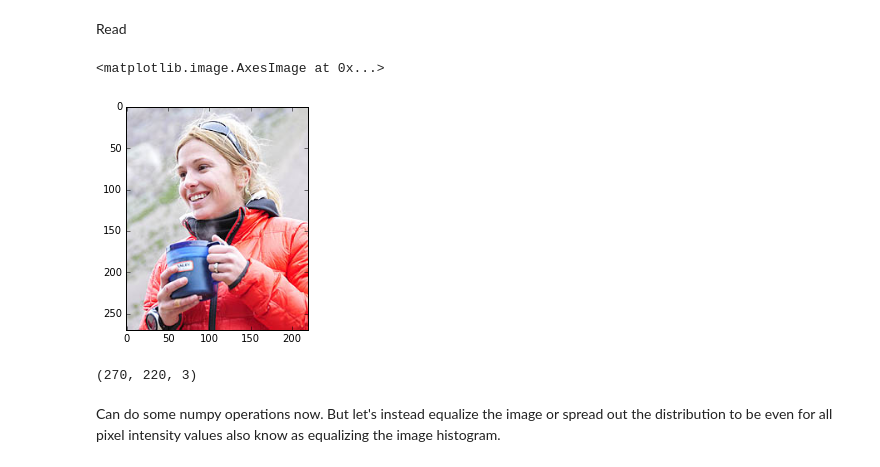
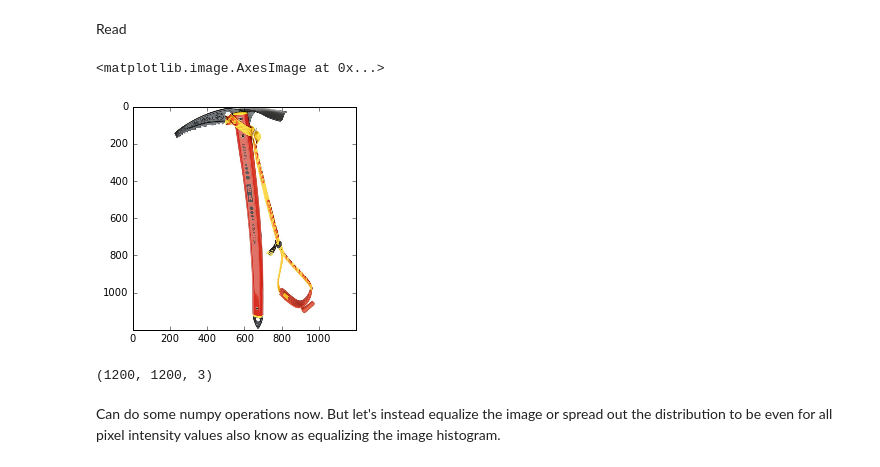
Before and after one commit to michhar/python-jupyter-notebooks, a Jupyter notebook: primers/Numpy_Image.ipynb, the cells around one changed output. Cells and saved outputs as stored; diff of their text form; code cells hidden in the pictures.

Commit message:
updated numpy image primer

```diff
--- a/primers/Numpy_Image.ipynb
+++ b/primers/Numpy_Image.ipynb
@@ -28,17 +20,25 @@ Numpy_Image.ipynb  p_arnot.jpg  p_arnot.npy  Untitled.ipynb
+# %%
+# Use python Requests to read an image and convert to numpy array (the "currency of python images")
+import requests
+from io import BytesIO
+
+url = 'https://images-na.ssl-images-amazon.com/images/I/61wkFih-xuL._SL1200_.jpg'
+response = requests.get(url)
+img = Image.open(BytesIO(response.content))
+img = np.asarray(img)
 # %% [markdown]
 Read
 # %%
 # Read with matplotlib and display image
-img = plt.imread('p_arnot.jpg')
 plt.imshow(img)
 # %% [output]
 <matplotlib.image.AxesImage at 0x...>
-[figure, old version]
+[figure, new version]
 # %%
 # It should be width x height x number of channels
 img.shape
 # %% [output]
-(270, 220, 3)
+(1200, 1200, 3)
 # %% [markdown]
 Can do some numpy operations now.  But let's instead equalize the image or spread out the distribution to be even for all pixel intensity values also know as equalizing the image histogram.
 # %% [markdown]
```
Also changed, not shown: parts of 29 cells of this notebook.
